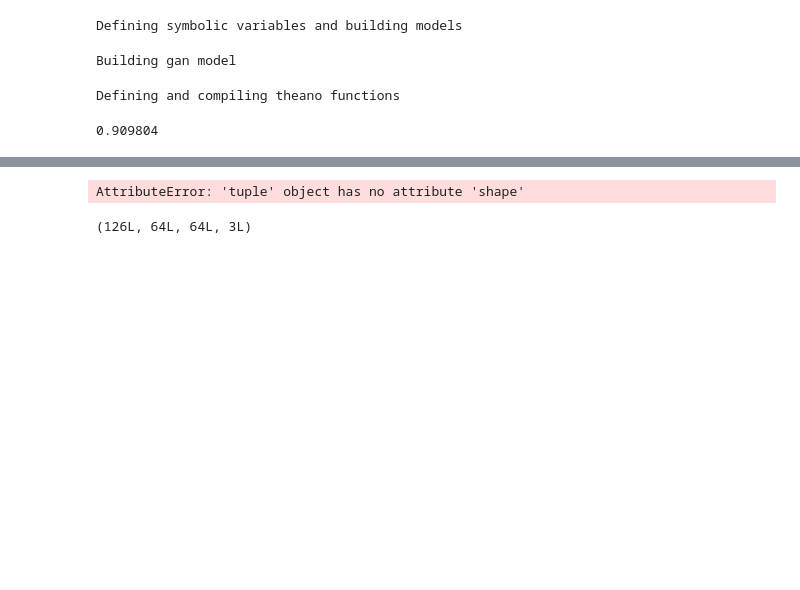
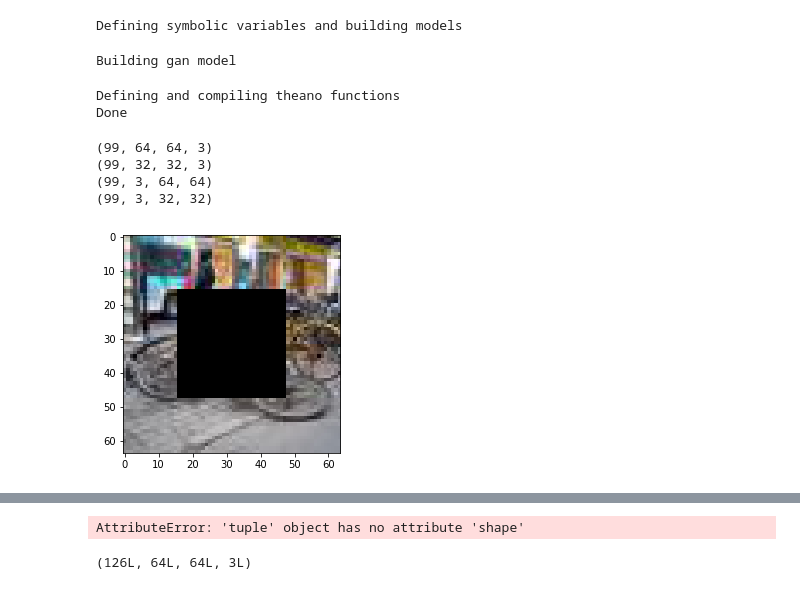
Before and after one commit to StephanieLarocque/ift6266_project, a Jupyter notebook: train_gan.ipynb, the cells around one changed output, grey strips where cells are left out. Cells and saved outputs as stored; diff of their text form; code cells hidden in the pictures; blank space fills up the shorter version.

```diff
--- a/train_gan.ipynb
+++ b/train_gan.ipynb
@@ -33,10 +34,10 @@ weight_decay = 0#TODO :NOT implemented yet!!
 num_epochs = 5
 max_patience = 100
 #data_augmentation={}
-savepath = 'save_models' #might need to change a bit
-loadpath = 'load_models'
+SAVEPATH = 'save_models' #might need to change a bit
+LOADPATH = 'load_models'
 batch_size = 128
-extract_center = False
+extract_center = True
 load_caption = False
 nb_discriminator_steps = 2
 
@@ -46,6 +47,7 @@ n_filters = 64
 filter_size = 3
 n_units_dense_layer = 10
 out_nonlin = lasagne.nonlinearities.sigmoid
+_FLOATX = config.floatX
 # %%
 #######################
 # Saving path and stuff
@@ -130,9 +134,9 @@ D_predictions = lasagne.layers.get_output(gan.D['last_layer'])
 D_over_G_predictions = lasagne.layers.get_output(gan.D_over_G['last_layer'])
 
 #Loss functions
-D_loss = -(T.log(D_predictions) + T.log(1- D_over_G_predictions)).mean()
-G_loss = (T.log(1-D_over_G_predictions)).mean() #binary_crossentropy(D_predictions, D_target_var)
-#Ainsi, on fera de la descente de gradient sur chacune de ces loos
+D_loss = -T.mean(T.log(D_predictions) + T.log(1- D_over_G_predictions))
+G_loss = -T.mean(T.log(D_over_G_predictions)) #binary_crossentropy(D_predictions, D_target_var)
+#Ainsi, on fera de la descente de gradient sur chacune de ces loss
 
 #TODO : weight decay
 # if weight_decay > 0:
@@ -149,17 +153,20 @@ G_loss = (T.log(1-D_over_G_predictions)).mean() #binary_crossentropy(D_predictio
 D_params = lasagne.layers.get_all_params(gan.D['last_layer'], trainable=True)
 D_updates = lasagne.updates.adam(D_loss, D_params, learning_rate = learning_rate)
 #discr_acc = $dicriminator accuracy
-D_train_fn = theano.function([G_input_var,D_input_var], D_loss, updates = D_updates)
+D_train_fn = theano.function([G_input_var,D_input_var], D_loss, updates = D_updates,
+                            allow_input_downcast=True)
 
 
 
 G_params = lasagne.layers.get_all_params(gan.G['last_layer'], trainable=True)
 G_updates = lasagne.updates.adam(G_loss, G_params, learning_rate = learning_rate)
 #gen_acc = #generator accuracy
-G_train_fn = theano.function([G_input_var], G_loss, updates=G_updates)
+G_train_fn = theano.function([G_input_var], G_loss, updates=G_updates,
+                            allow_input_downcast=True)
 
 print 'Done'
 #If ImportError: DLL load failed: The specified module could not be found
 #Open with ipython notebook instead of jupyter notebook (that may fix the problem)
 # %% [output]
 Defining and compiling theano functions
+Done
@@ -168,4 +172,0 @@ print 'yay'
-# %%
-print img_train_batch[0][0][7][32]
-# %% [output]
-0.909804
@@ -171,0 +176,20 @@ print img_train_batch[0][0][7][32]
+# %%
+
+
+img_train_batch, center_train_batch, caps_train_batch = train_iter[:100]
+print img_train_batch.shape
+print center_train_batch.shape
+
+plt.imshow(img_train_batch[0])
+
+img_train_batch = np.transpose(img_train_batch,(0,3,1,2))
+center_train_batch= np.transpose(center_train_batch, (0,3,1,2))
+print img_train_batch.shape
+print center_train_batch.shape
+#print caps_train_batch.shape
+# %% [output]
+(99, 64, 64, 3)
+(99, 32, 32, 3)
+(99, 3, 64, 64)
+(99, 3, 32, 32)
+[figure, added]
```
Also changed, not shown: parts of 16 cells of this notebook, 2 other files.
